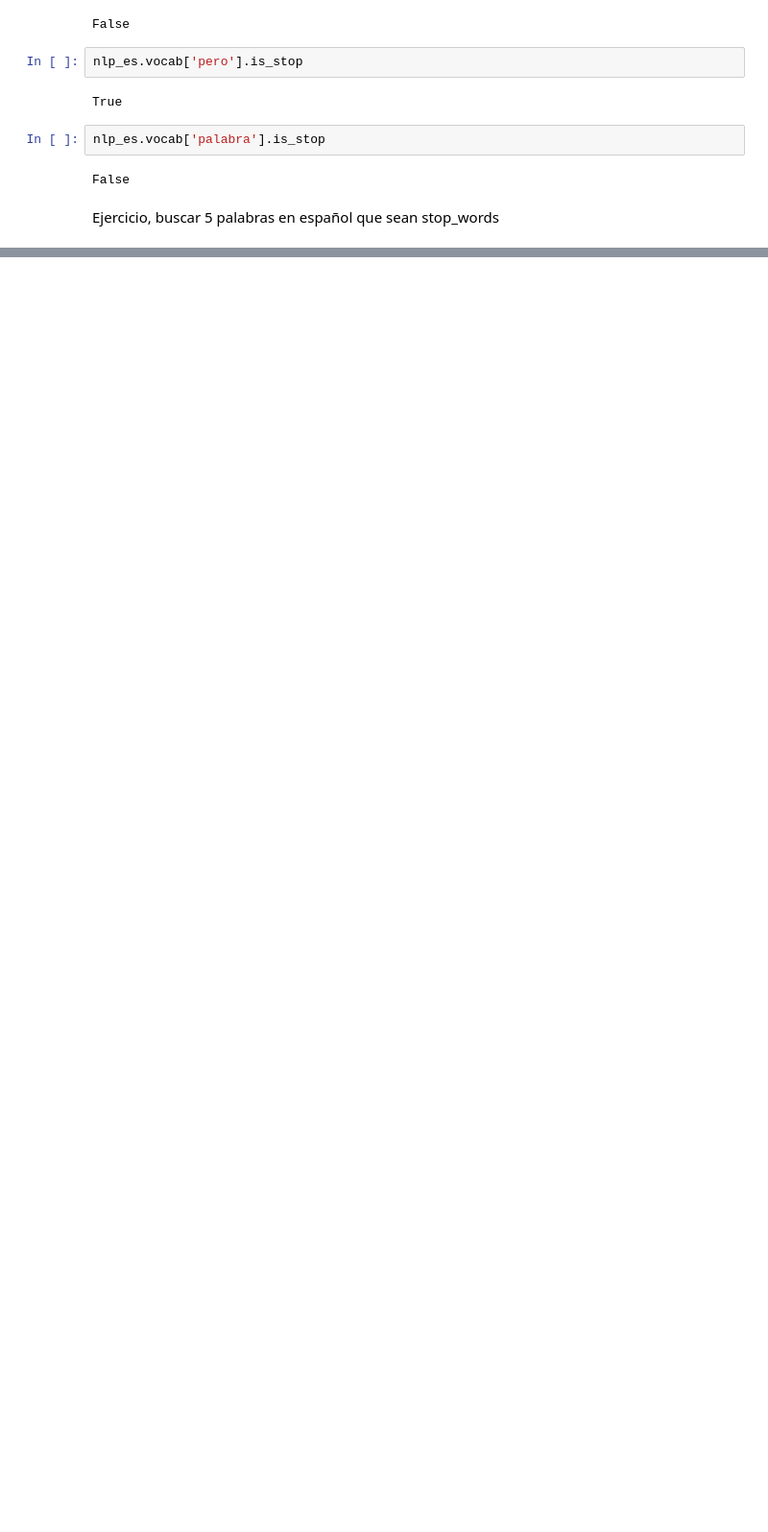
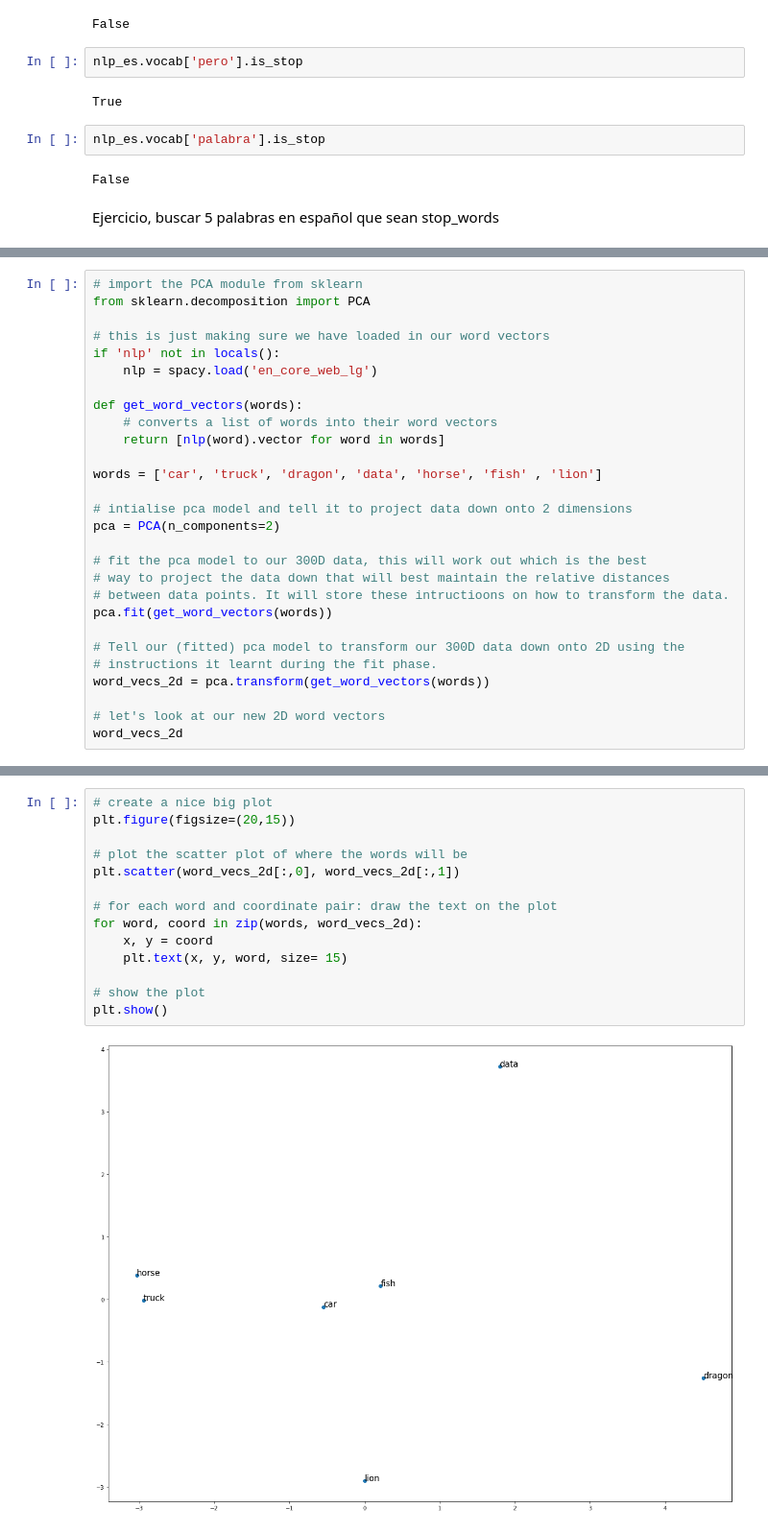
Before and after one commit to igomezv/DataScienceIntermedio, a Jupyter notebook: 7-NLP.ipynb, the cells around one changed output, grey strips where cells are left out. Shown at 96% size. Drawn from its saved outputs; the diff is of its cells as text; blank space fills up the shorter version.

```diff
--- a/7-NLP.ipynb
+++ b/7-NLP.ipynb
@@ -375,0 +380,28 @@ Washington, D.C.
+# %%
+# import the PCA module from sklearn
+from sklearn.decomposition import PCA
+
+# this is just making sure we have loaded in our word vectors
+if 'nlp' not in locals():
+    nlp = spacy.load('en_core_web_lg')
+
+def get_word_vectors(words):
+    # converts a list of words into their word vectors
+    return [nlp(word).vector for word in words]
+
+words = ['car', 'truck', 'dragon', 'data', 'horse', 'fish' , 'lion']
+
+# intialise pca model and tell it to project data down onto 2 dimensions
+pca = PCA(n_components=2)
+
+# fit the pca model to our 300D data, this will work out which is the best
+# way to project the data down that will best maintain the relative distances
+# between data points. It will store these intructioons on how to transform the data.
+pca.fit(get_word_vectors(words))
+
+# Tell our (fitted) pca model to transform our 300D data down onto 2D using the
+# instructions it learnt during the fit phase.
+word_vecs_2d = pca.transform(get_word_vectors(words))
+
+# let's look at our new 2D word vectors
+word_vecs_2d
@@ -375,0 +416,16 @@ Washington, D.C.
+# %%
+# create a nice big plot
+plt.figure(figsize=(20,15))
+
+# plot the scatter plot of where the words will be
+plt.scatter(word_vecs_2d[:,0], word_vecs_2d[:,1])
+
+# for each word and coordinate pair: draw the text on the plot
+for word, coord in zip(words, word_vecs_2d):
+    x, y = coord
+    plt.text(x, y, word, size= 15)
+
+# show the plot
+plt.show()
+# %% [output]
+[figure, added]
```
Also changed, not shown: parts of 18 cells of this notebook.
